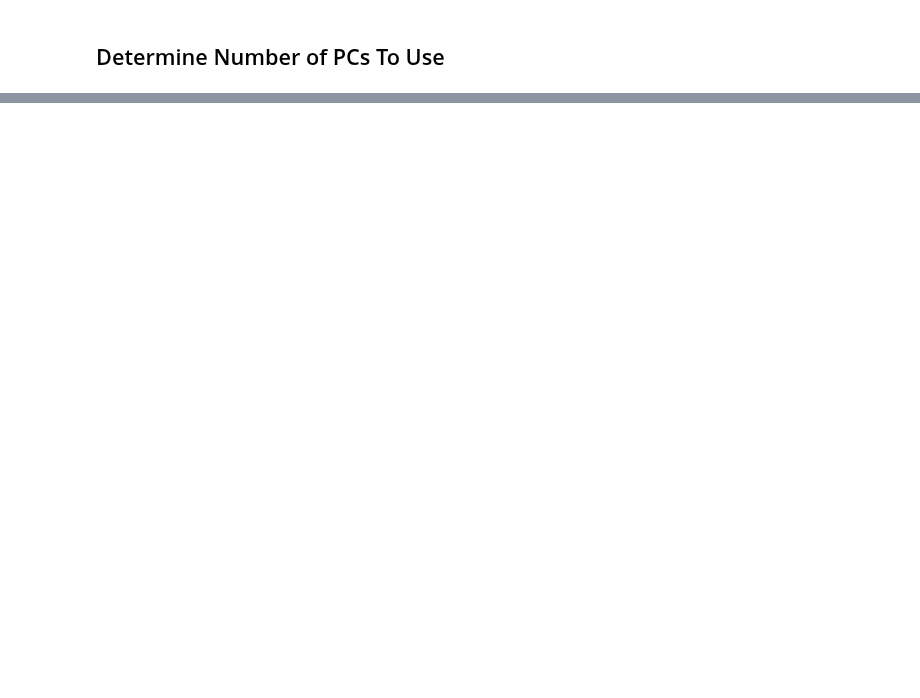
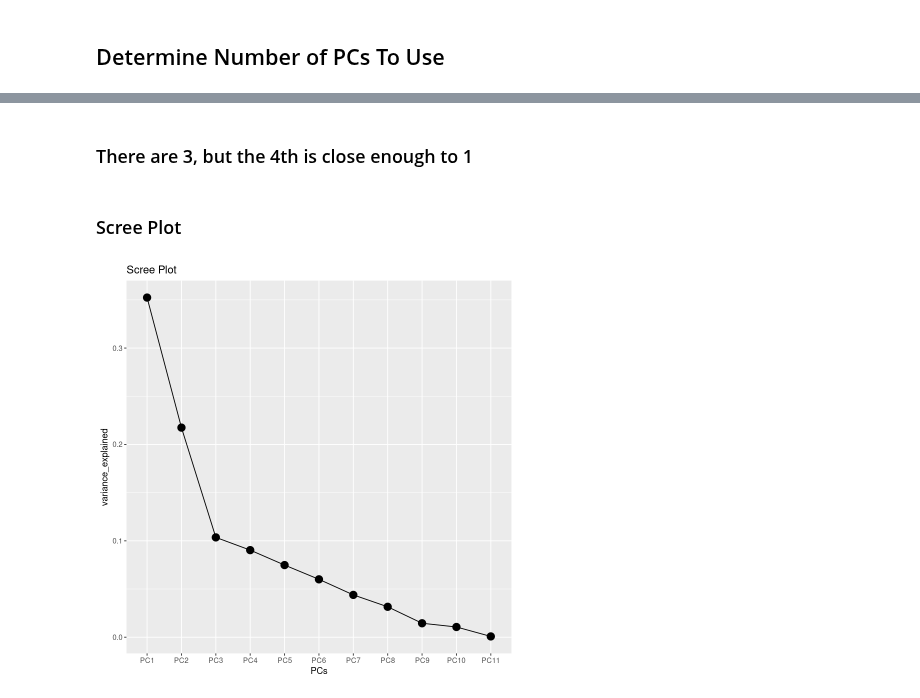
Before and after one commit to nicholasptran/eastern-washington-digital-equity, a Jupyter notebook: notebooks/pca_method2.ipynb, the cells around one changed output, grey strips where cells are left out. Drawn from its saved outputs; the diff is of its cells as text; code cells hidden in the pictures; blank space fills up the shorter version.

```diff
--- a/notebooks/pca_method2.ipynb
+++ b/notebooks/pca_method2.ipynb
@@ -250,0 +242,6 @@ sum(percent_explained[1:4])
+# %%
+percent_explained <- data.frame(
+    PC = paste0("PC", 1:11),
+    variance_explained = (eigenvalues / sum(eigenvalues)),
+    total_percent = cumsum((eigenvalues / sum(eigenvalues)))
+)
@@ -768,0 +836,13 @@ F-statistic: 2.974e+32 on 10 and 172 DF,  p-value: < 0.00000000000000022
+# %% [markdown]
+### There are 3, but the 4th is close enough to 1
+# %% [markdown]
+### Scree Plot
+# %%
+percent_explained %>%
+    ggplot(aes(x = factor(PC, level = c("PC1", "PC2", "PC3", "PC4", "PC5", "PC6", "PC7", "PC8", "PC9", "PC10", "PC11")), y = variance_explained, group = 1, )) +
+    geom_point(size = 4) +
+    geom_line() +
+    ggtitle("Scree Plot") +
+    xlab("PCs")
+# %% [output]
+[figure, added]
```
Also changed, not shown: parts of 107 cells of this notebook, 1 other file.
